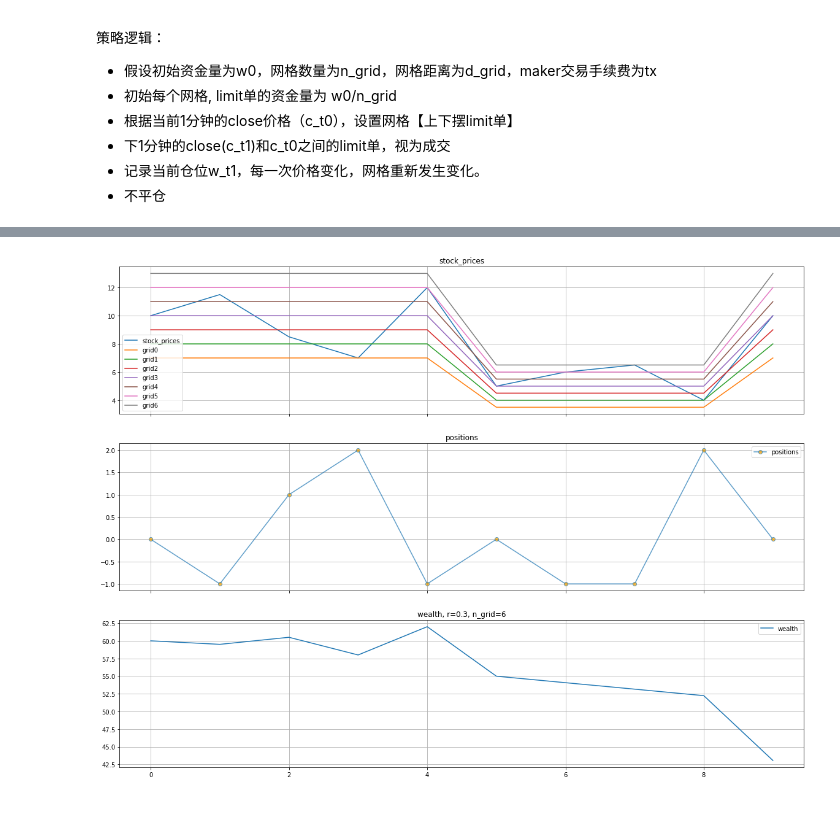
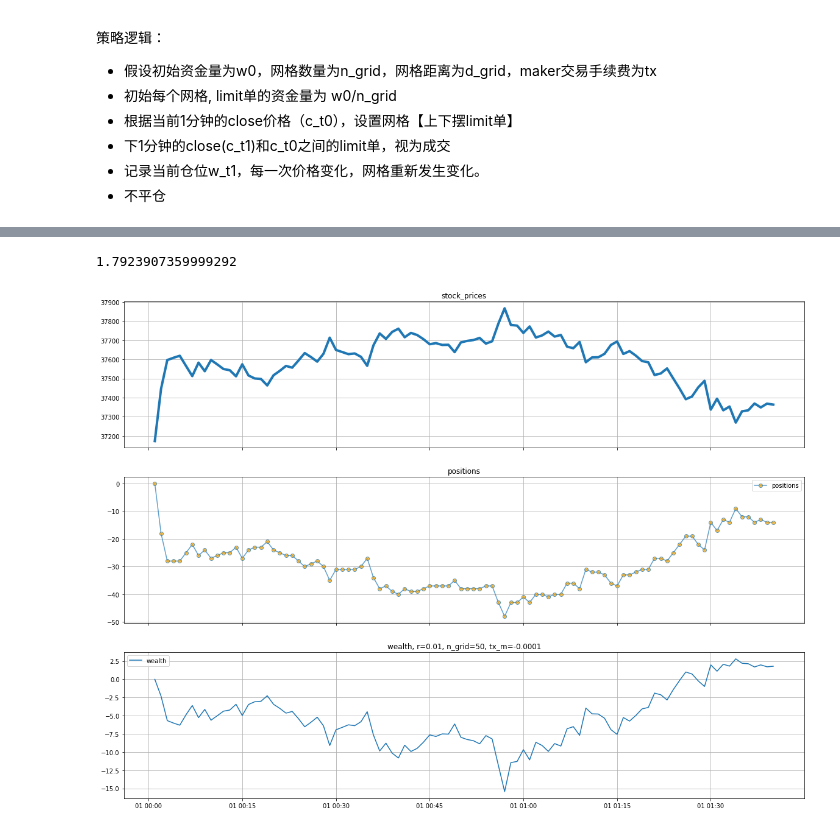
Before and after one commit to June911/GridTradingBacktest, a Jupyter notebook: grid_trading_infin.ipynb, the cells around one changed output, grey strips where cells are left out. Cells and saved outputs as stored; diff of their text form; code cells hidden in the pictures.

```diff
--- a/grid_trading_infin.ipynb
+++ b/grid_trading_infin.ipynb
@@ -21,5 +22,4 @@ from bt_grid import *
 # %%
 file_name = "binance_futures_BTCUSDT_20200101_20220322.csv"
 df_data = get_data(file_name)
-df_data = df_data.loc[df_data.index > pd.to_datetime("2021/6/1"), :]
-df_data
+df_data = df_data.loc[df_data.index > pd.to_datetime("2021/6/1"), :].iloc[:100]
@@ -41,30 +46,31 @@ df_data
 # %%
 # 策略参数
-w0 = 60
-r = 0.3
-n_grid = 6
+w0 = 0
+r = 0.01
+n_grid = 50
 tp = "arth"
-data = pd.Series(np.array([10, 11.5, 8.5, 7, 12, 5, 6, 6.5, 4, 10]))
-# data = pd.Series(np.array([10, 11.5, 8.5, 7, 12, 5, 6]))
-# data = pd.Series(np.array([10, 9.5, 10.5, 10.5, 9.5]))
 
 # test
-static_grid_bt = StaticGridBT(
+static_grid_bt = InfGridBT(
     w0,
     r,
     n_grid,
     tp,
-    data,
+    df_data.close,
     is_trading_even=False,
-    is_reverse_trading=False,
-    is_infinite_grid=False,
-    tx_m=0,
-    tx_t=0.0002,
+    tx_m=-0.0001,
+    tx_t=-0.0001,
+    grid_quantity=0.001
 )
+# print("static_grid_bt.positions: ", static_grid_bt.positions)
+# static_grid_bt.pa, static_grid_bt.pb, static_grid_bt.last_grid
+# static_grid_bt.run_on_bar()
 with io.capture_output() as captured: # this will supress (e.g. capture) stdout and stderr
     static_grid_bt.run_on_bar()
 static_grid_bt.plot_results()
+static_grid_bt.wealth.iloc[-1]
 # %% [output]
+1.7923907359999292
-[figure, old version]
+[figure, new version]
 # %%
 # 策略参数
```
Also changed, not shown: parts of 7 cells of this notebook, 17 other files.
